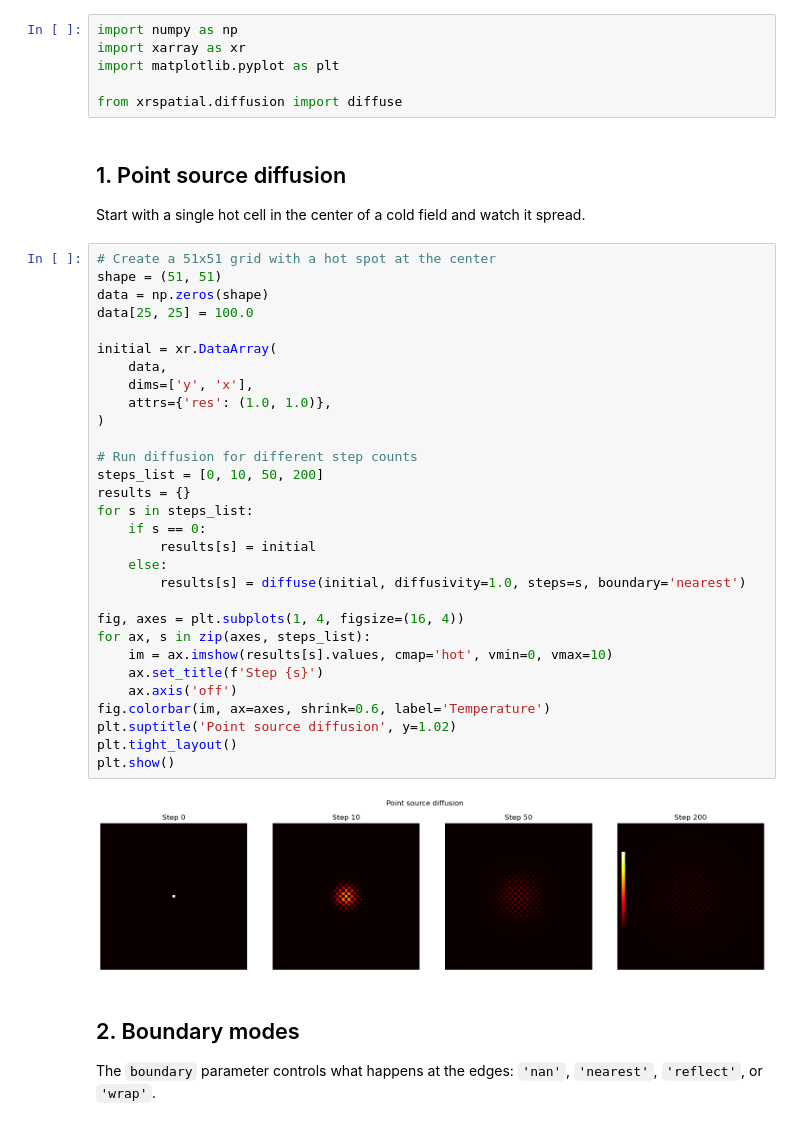
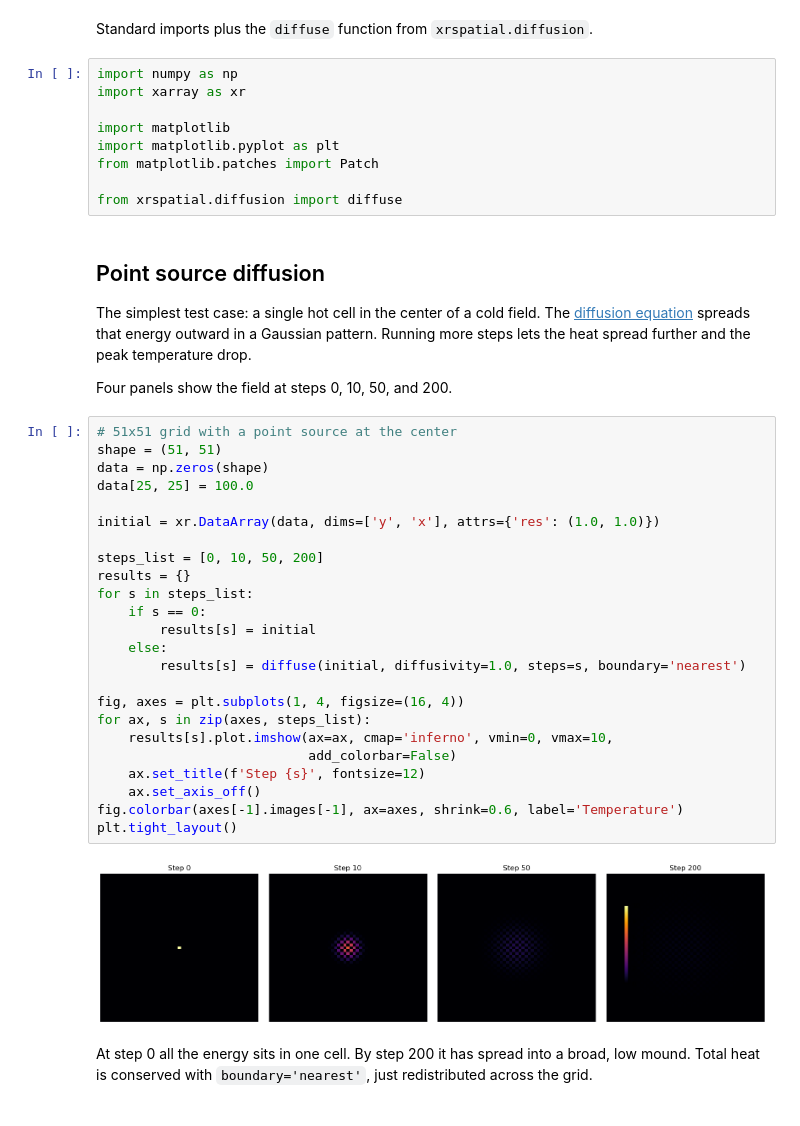
Before and after one commit to makepath/xarray-spatial, a Jupyter notebook: examples/user_guide/16_Diffusion.ipynb, the cells around one changed output. Cells and saved outputs as stored; diff of their text form.

Commit message:
Refactor diffusion user guide notebook
Restructure to standard cell layout. Replace raw imshow with
DataArray.plot.imshow, add colorbars and legends, include GIS
alert boxes, generate preview image.

```diff
--- a/examples/user_guide/16_Diffusion.ipynb
+++ b/examples/user_guide/16_Diffusion.ipynb
@@ -9,46 +16,45 @@ You can use a uniform diffusivity (single float) or a spatially varying diffusiv
+# %% [markdown]
+Standard imports plus the `diffuse` function from `xrspatial.diffusion`.
 # %%
 import numpy as np
 import xarray as xr
+
+import matplotlib
 import matplotlib.pyplot as plt
+from matplotlib.patches import Patch
 
 from xrspatial.diffusion import diffuse
-# %% [markdown]
-## 1. Point source diffusion
-
-Start with a single hot cell in the center of a cold field and watch it spread.
+# %% [markdown]
+## Point source diffusion
+
+The simplest test case: a single hot cell in the center of a cold field. The [diffusion equation](https://en.wikipedia.org/wiki/Diffusion_equation) spreads that energy outward in a Gaussian pattern. Running more steps lets the heat spread further and the peak temperature drop.
+
+Four panels show the field at steps 0, 10, 50, and 200.
 # %%
-# Create a 51x51 grid with a hot spot at the center
+# 51x51 grid with a point source at the center
 shape = (51, 51)
 data = np.zeros(shape)
 data[25, 25] = 100.0
 
-initial = xr.DataArray(
-    data,
-    dims=['y', 'x'],
-    attrs={'res': (1.0, 1.0)},
-)
+initial = xr.DataArray(data, dims=['y', 'x'], attrs={'res': (1.0, 1.0)})
 
-# Run diffusion for different step counts
 steps_list = [0, 10, 50, 200]
 results = {}
 for s in steps_list:
     if s == 0:
         results[s] = initial
     else:
         results[s] = diffuse(initial, diffusivity=1.0, steps=s, boundary='nearest')
 
 fig, axes = plt.subplots(1, 4, figsize=(16, 4))
 for ax, s in zip(axes, steps_list):
-    im = ax.imshow(results[s].values, cmap='hot', vmin=0, vmax=10)
-    ax.set_title(f'Step {s}')
-    ax.axis('off')
-fig.colorbar(im, ax=axes, shrink=0.6, label='Temperature')
-plt.suptitle('Point source diffusion', y=1.02)
+    results[s].plot.imshow(ax=ax, cmap='inferno', vmin=0, vmax=10,
+                           add_colorbar=False)
+    ax.set_title(f'Step {s}', fontsize=12)
+    ax.set_axis_off()
+fig.colorbar(axes[-1].images[-1], ax=axes, shrink=0.6, label='Temperature')
 plt.tight_layout()
-plt.show()
 # %% [output]
-[figure, old version]
+[figure, new version]
-# %% [markdown]
-## 2. Boundary modes
-
-The `boundary` parameter controls what happens at the edges: `'nan'`, `'nearest'`, `'reflect'`, or `'wrap'`.
+# %% [markdown]
+At step 0 all the energy sits in one cell. By step 200 it has spread into a broad, low mound. Total heat is conserved with `boundary='nearest'`, just redistributed across the grid.
```
Also changed, not shown: parts of 16 cells of this notebook, 1 other file.
